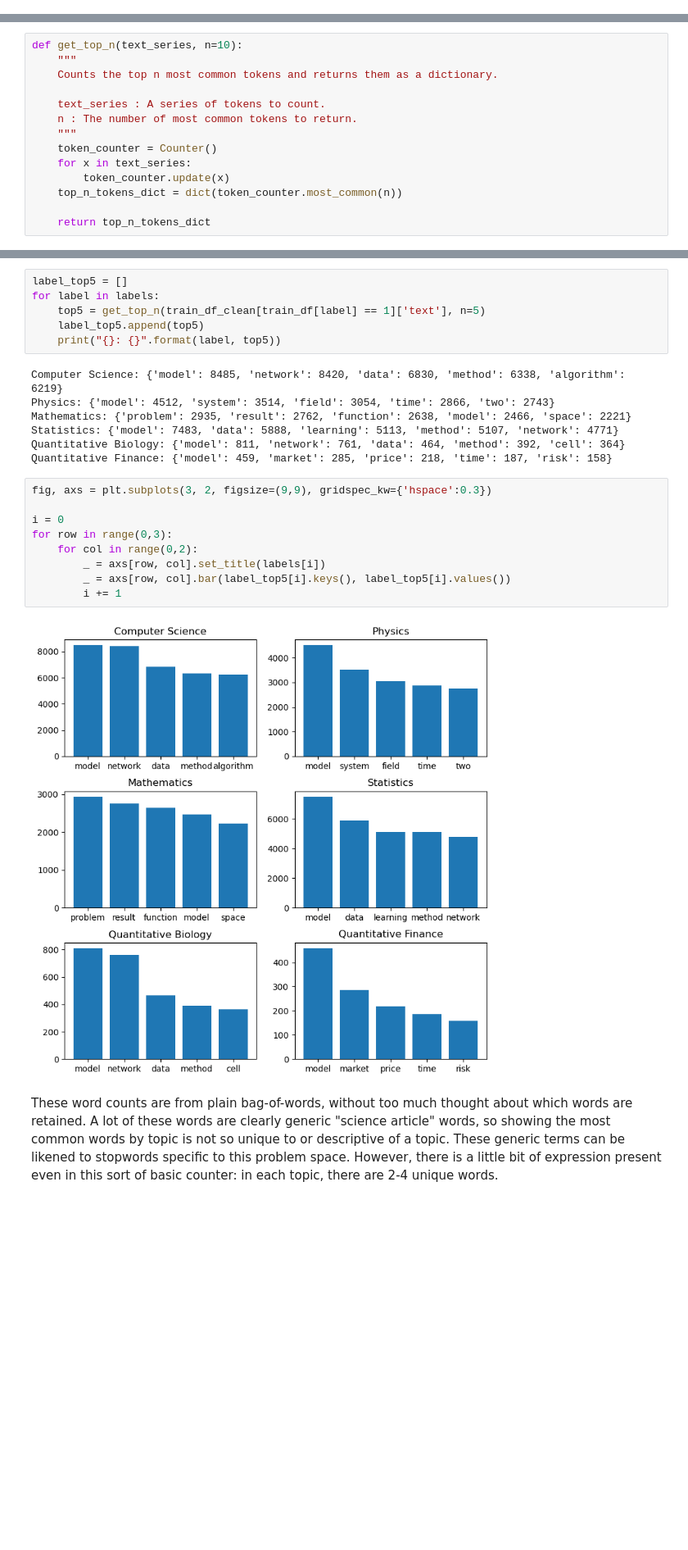
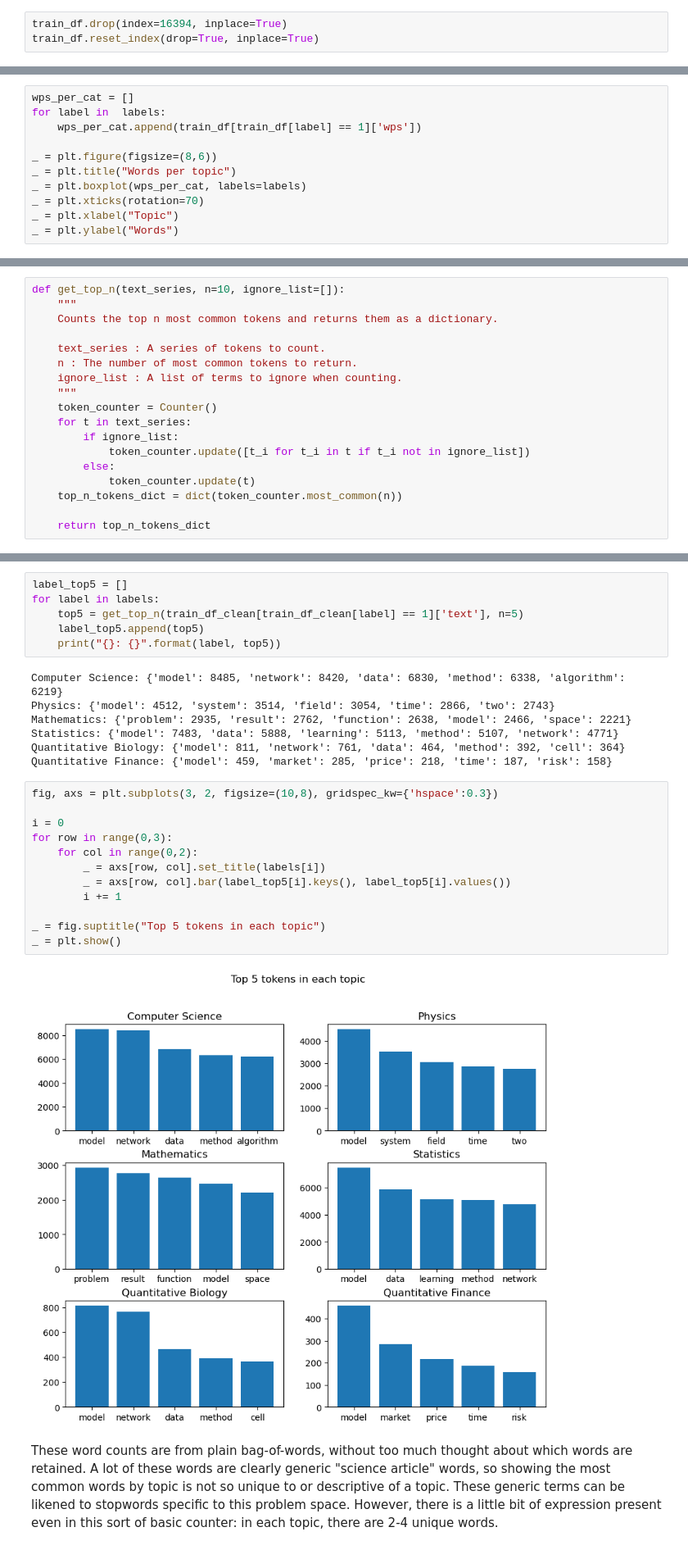
Before and after one commit to raechiang/Capstone-Topics, a Jupyter notebook: notebooks/1.1-rc-data-wrangling-eda.ipynb, the cells around one changed output, grey strips where cells are left out. Shown at 82% size. Drawn from its saved outputs; the diff is of its cells as text; blank space fills up the shorter version.

Commit message:
Small visualization additions and further annotations.

```diff
--- a/notebooks/1.1-rc-data-wrangling-eda.ipynb
+++ b/notebooks/1.1-rc-data-wrangling-eda.ipynb
@@ -268,0 +319,3 @@ Name: wps, dtype: float64
+# %%
+train_df.drop(index=16394, inplace=True)
+train_df.reset_index(drop=True, inplace=True)
@@ -291,0 +365,11 @@ _ = plt.bar(labels, wps_med)
+# %%
+wps_per_cat = []
+for label in  labels:
+    wps_per_cat.append(train_df[train_df[label] == 1]['wps'])
+
+_ = plt.figure(figsize=(8,6))
+_ = plt.title("Words per topic")
+_ = plt.boxplot(wps_per_cat, labels=labels)
+_ = plt.xticks(rotation=70)
+_ = plt.xlabel("Topic")
+_ = plt.ylabel("Words")
@@ -343,14 +429,18 @@ Now that the words have been normalized and tokenized, we can look at the word c
 # %%
-def get_top_n(text_series, n=10):
+def get_top_n(text_series, n=10, ignore_list=[]):
     """
     Counts the top n most common tokens and returns them as a dictionary.
 
     text_series : A series of tokens to count.
     n : The number of most common tokens to return.
+    ignore_list : A list of terms to ignore when counting.
     """
     token_counter = Counter()
-    for x in text_series:
-        token_counter.update(x)
+    for t in text_series:
+        if ignore_list:
+            token_counter.update([t_i for t_i in t if t_i not in ignore_list])
+        else:
+            token_counter.update(t)
     top_n_tokens_dict = dict(token_counter.most_common(n))
 
     return top_n_tokens_dict
@@ -381,7 +474,7 @@ Between the "train.csv" and "test.csv", the top ten most commmonly used words we
 # %%
 label_top5 = []
 for label in labels:
-    top5 = get_top_n(train_df_clean[train_df[label] == 1]['text'], n=5)
+    top5 = get_top_n(train_df_clean[train_df_clean[label] == 1]['text'], n=5)
     label_top5.append(top5)
     print("{}: {}".format(label, top5))
 # %% [output]
@@ -392,15 +485,18 @@ Statistics: {'model': 7483, 'data': 5888, 'learning': 5113, 'method': 5107, 'net
 Quantitative Biology: {'model': 811, 'network': 761, 'data': 464, 'method': 392, 'cell': 364}
 Quantitative Finance: {'model': 459, 'market': 285, 'price': 218, 'time': 187, 'risk': 158}
 # %%
-fig, axs = plt.subplots(3, 2, figsize=(9,9), gridspec_kw={'hspace':0.3})
+fig, axs = plt.subplots(3, 2, figsize=(10,8), gridspec_kw={'hspace':0.3})
 
 i = 0
 for row in range(0,3):
     for col in range(0,2):
         _ = axs[row, col].set_title(labels[i])
         _ = axs[row, col].bar(label_top5[i].keys(), label_top5[i].values())
         i += 1
+
+_ = fig.suptitle("Top 5 tokens in each topic")
+_ = plt.show()
 # %% [output]
-[figure, old version]
+[figure, new version]
 # %% [markdown]
 These word counts are from plain bag-of-words, without too much thought about which words are retained. A lot of these words are clearly generic "science article" words, so showing the most common words by topic is not so unique to or descriptive of a topic. These generic terms can be likened to stopwords specific to this problem space. However, there is a little bit of expression present even in this sort of basic counter: in each topic, there are 2-4 unique words.
```
Also changed, not shown: parts of 46 cells of this notebook, 1 other file.
